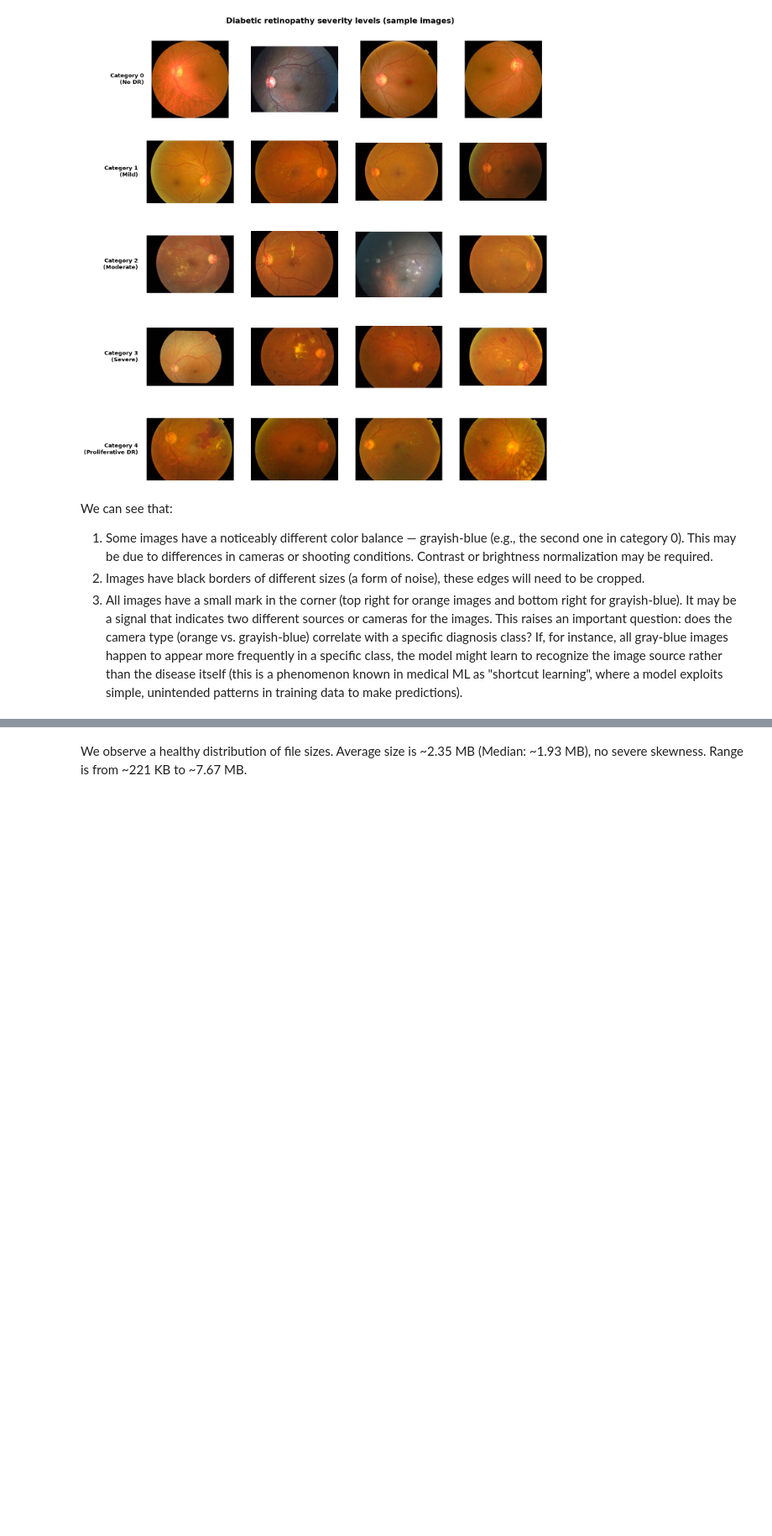
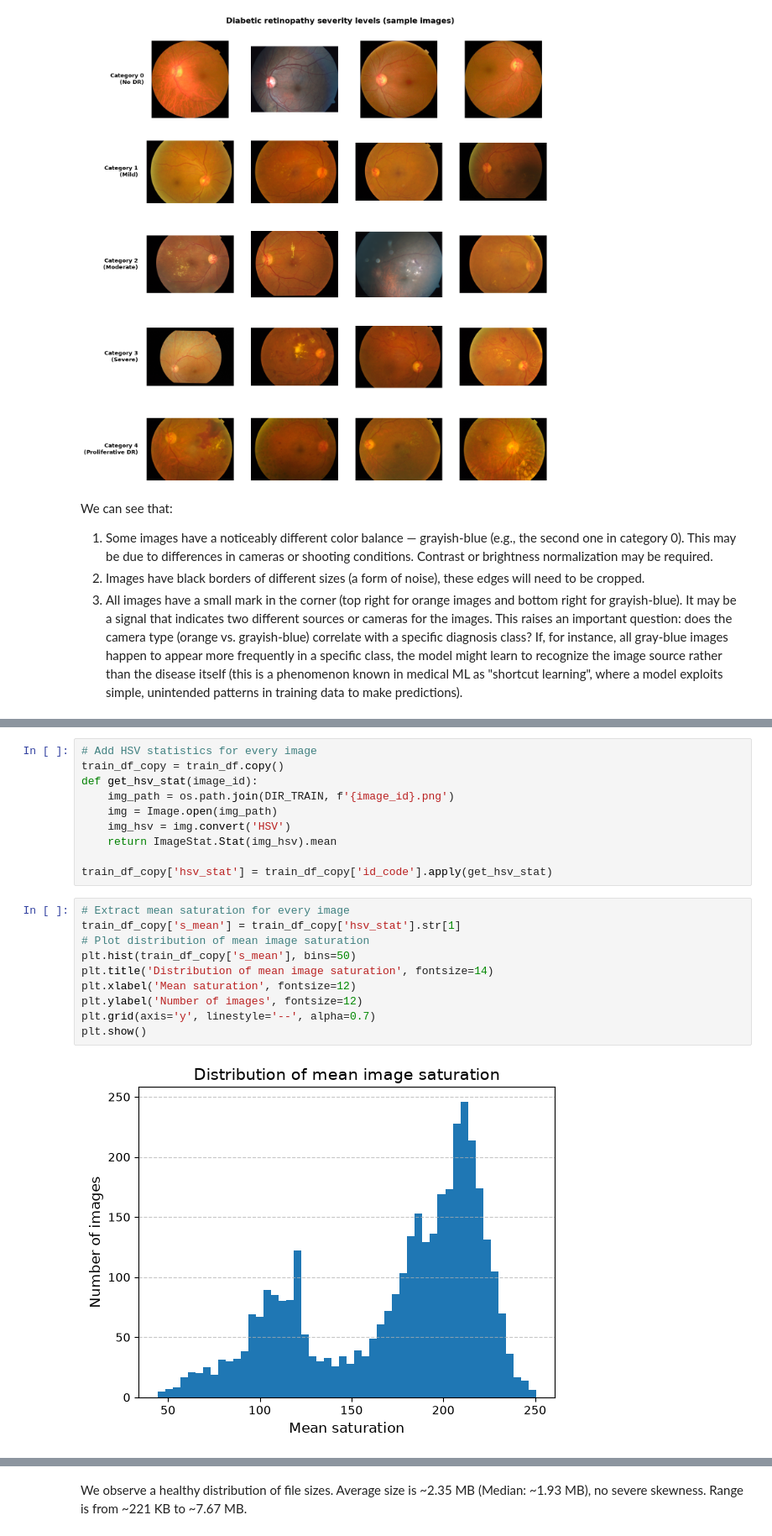
Before and after one commit to valeria-ltv/diabetic-retinopathy-classifier, a Jupyter notebook: notebooks/01_eda.ipynb, the cells around one changed output, grey strips where cells are left out. Shown at 84% size. Saved outputs shown, nothing was run; the diff lists cells and outputs as text; blank space fills up the shorter version.

Commit message:
Add color bias analysis (warm/cool image types vs diagnosis class), update progress log

```diff
--- a/notebooks/01_eda.ipynb
+++ b/notebooks/01_eda.ipynb
@@ -162,0 +146,22 @@ max    7.674292e+06
+# %%
+# Add HSV statistics for every image
+train_df_copy = train_df.copy()
+def get_hsv_stat(image_id):
+    img_path = os.path.join(DIR_TRAIN, f'{image_id}.png')
+    img = Image.open(img_path)
+    img_hsv = img.convert('HSV')
+    return ImageStat.Stat(img_hsv).mean
+
+train_df_copy['hsv_stat'] = train_df_copy['id_code'].apply(get_hsv_stat)
+# %%
+# Extract mean saturation for every image
+train_df_copy['s_mean'] = train_df_copy['hsv_stat'].str[1]
+# Plot distribution of mean image saturation
+plt.hist(train_df_copy['s_mean'], bins=50)
+plt.title('Distribution of mean image saturation', fontsize=14)
+plt.xlabel('Mean saturation', fontsize=12)
+plt.ylabel('Number of images', fontsize=12)
+plt.grid(axis='y', linestyle='--', alpha=0.7)
+plt.show()
+# %% [output]
+[figure, added]
```
Also changed, not shown: parts of 21 cells of this notebook, 1 other file.
